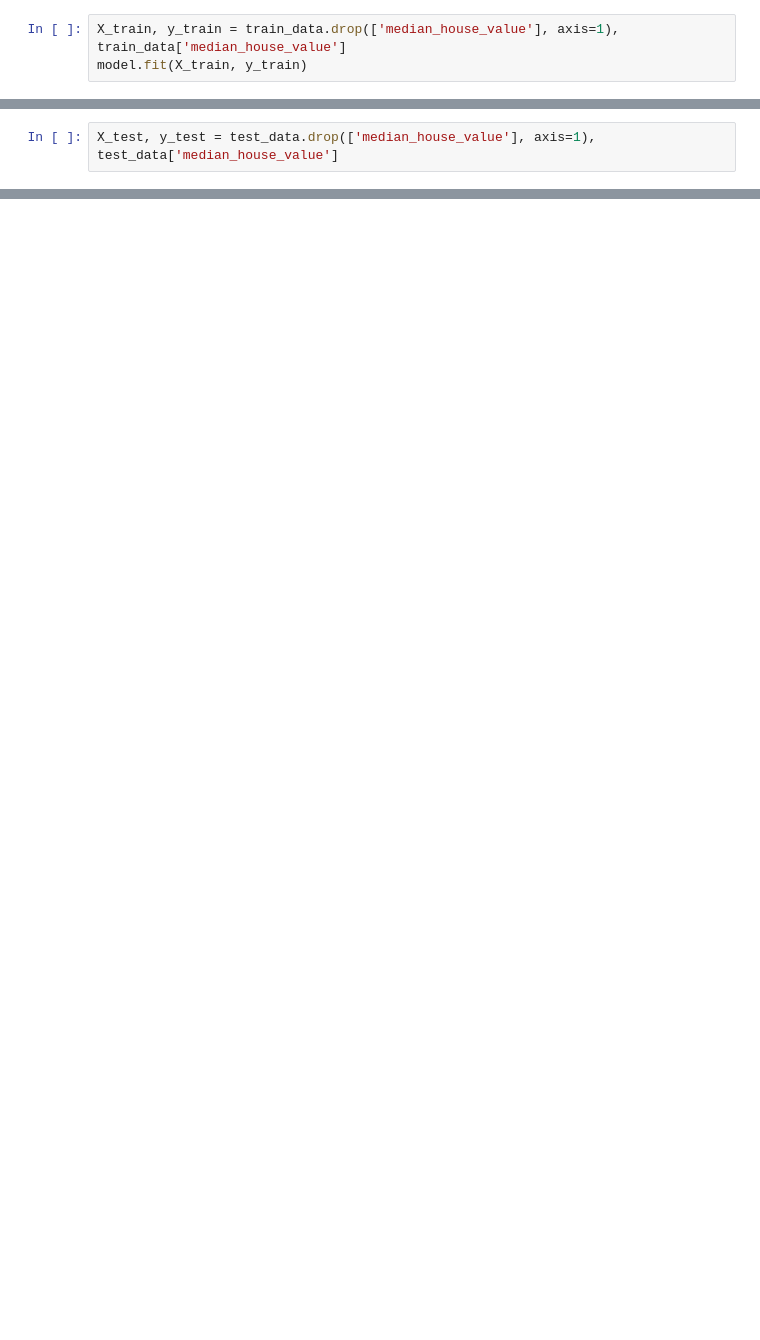
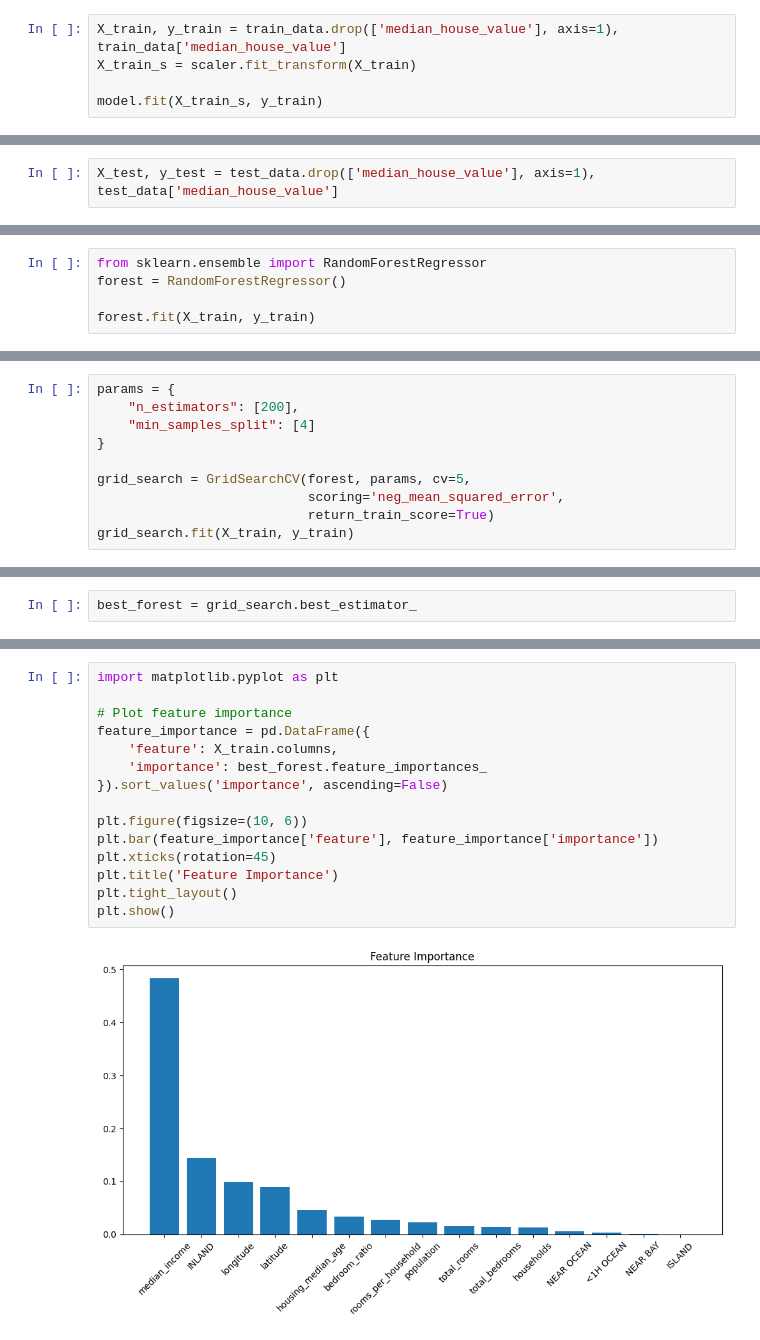
Before and after one commit to Responze31/housing-price-predictions, a Jupyter notebook: chs.ipynb, the cells around one changed output, grey strips where cells are left out. Cells and saved outputs as stored; diff of their text form; blank space fills up the shorter version.

Commit message:
done with the predictions, best accuracy i could attain was 83%

```diff
--- a/chs.ipynb
+++ b/chs.ipynb
@@ -215,6 +217,8 @@ model = LinearRegression()
 # %%
 X_train, y_train = train_data.drop(['median_house_value'], axis=1), train_data['median_house_value']
-model.fit(X_train, y_train)
+X_train_s = scaler.fit_transform(X_train)
+
+model.fit(X_train_s, y_train)
 # %% [output]
 LinearRegression()
 # %%
@@ -248,0 +243,5 @@ model.score(X_test, y_test)
+# %%
+from sklearn.ensemble import RandomForestRegressor
+forest = RandomForestRegressor()
+
+forest.fit(X_train, y_train)
@@ -248,0 +256,10 @@ model.score(X_test, y_test)
+# %%
+params = {
+    "n_estimators": [200],
+    "min_samples_split": [4]
+}
+
+grid_search = GridSearchCV(forest, params, cv=5,
+                           scoring='neg_mean_squared_error',
+                           return_train_score=True)
+grid_search.fit(X_train, y_train)
@@ -248,0 +270,2 @@ model.score(X_test, y_test)
+# %%
+best_forest = grid_search.best_estimator_
@@ -248,0 +296,17 @@ model.score(X_test, y_test)
+# %%
+import matplotlib.pyplot as plt
+
+# Plot feature importance
+feature_importance = pd.DataFrame({
+    'feature': X_train.columns,
+    'importance': best_forest.feature_importances_
+}).sort_values('importance', ascending=False)
+
+plt.figure(figsize=(10, 6))
+plt.bar(feature_importance['feature'], feature_importance['importance'])
+plt.xticks(rotation=45)
+plt.title('Feature Importance')
+plt.tight_layout()
+plt.show()
+# %% [output]
+[figure, added]
```
Also changed, not shown: parts of 12 cells of this notebook.
